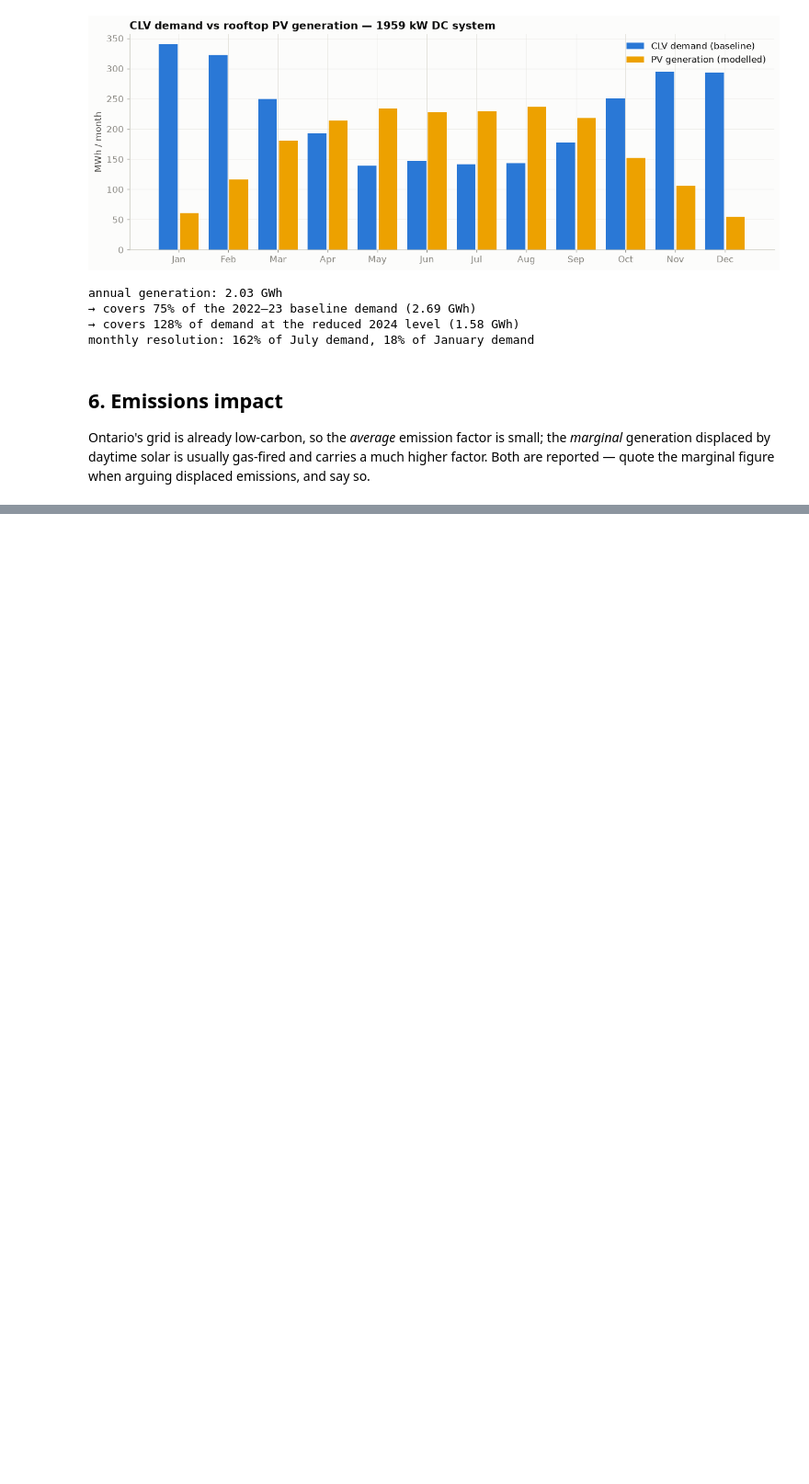
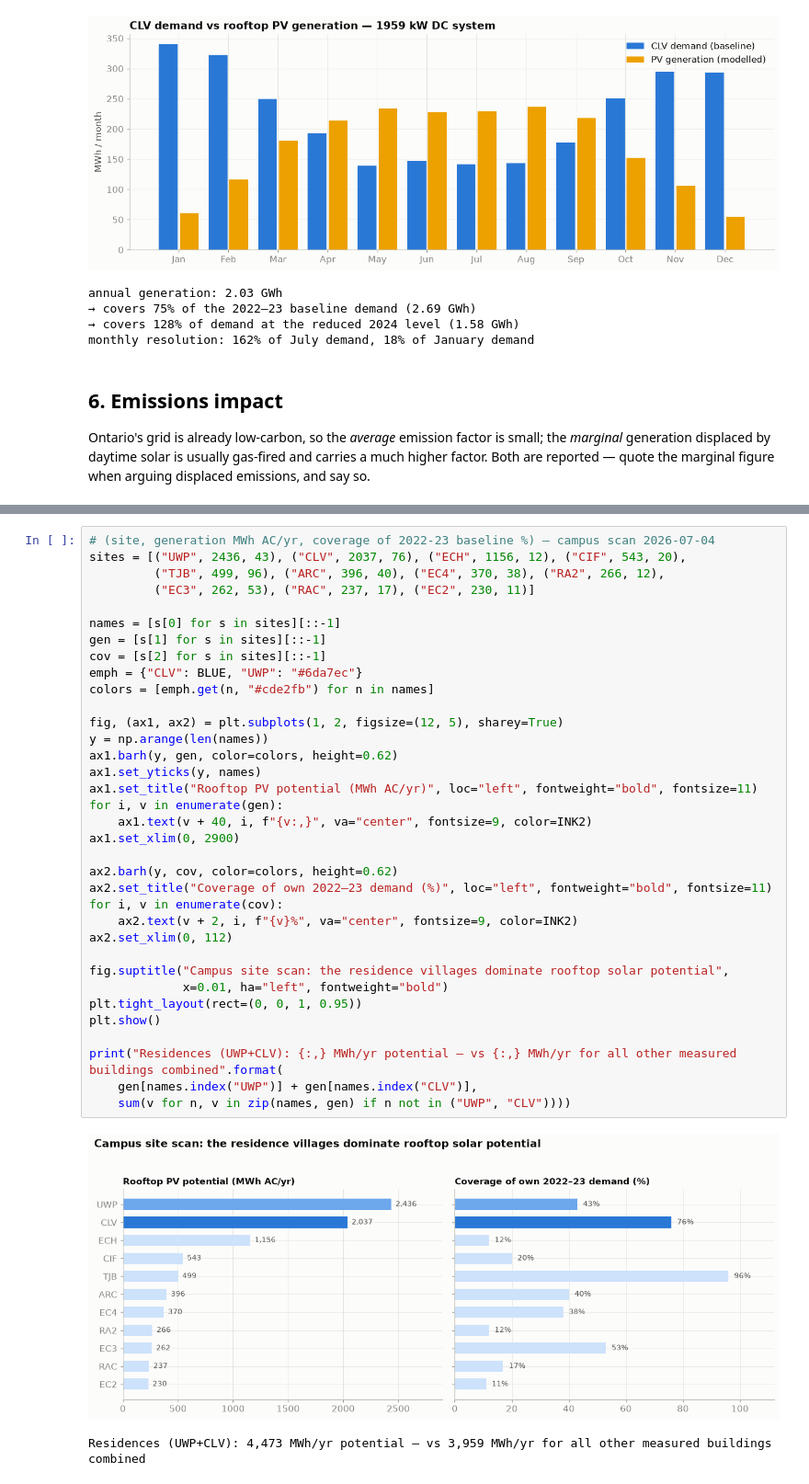
Before and after one commit to k399z/Solar-PV-potential-analysis, a Jupyter notebook: solar_energy_simulation.ipynb, the cells around one changed output, grey strips where cells are left out. Shown at 92% size. Cells and saved outputs as stored; diff of their text form; blank space fills up the shorter version.

Commit message:
updated solar energy sim

```diff
--- a/solar_energy_simulation.ipynb
+++ b/solar_energy_simulation.ipynb
@@ -324,3 +338,41 @@ a 30% Clean Tech ITC is reachable only via third-party/PPA ownership structures.
+# %%
+# (site, generation MWh AC/yr, coverage of 2022-23 baseline %) — campus scan 2026-07-04
+sites = [("UWP", 2436, 43), ("CLV", 2037, 76), ("ECH", 1156, 12), ("CIF", 543, 20),
+         ("TJB", 499, 96), ("ARC", 396, 40), ("EC4", 370, 38), ("RA2", 266, 12),
+         ("EC3", 262, 53), ("RAC", 237, 17), ("EC2", 230, 11)]
+
+names = [s[0] for s in sites][::-1]
+gen = [s[1] for s in sites][::-1]
+cov = [s[2] for s in sites][::-1]
+emph = {"CLV": BLUE, "UWP": "#6da7ec"}
+colors = [emph.get(n, "#cde2fb") for n in names]
+
+fig, (ax1, ax2) = plt.subplots(1, 2, figsize=(12, 5), sharey=True)
+y = np.arange(len(names))
+ax1.barh(y, gen, color=colors, height=0.62)
+ax1.set_yticks(y, names)
+ax1.set_title("Rooftop PV potential (MWh AC/yr)", loc="left", fontweight="bold", fontsize=11)
+for i, v in enumerate(gen):
+    ax1.text(v + 40, i, f"{v:,}", va="center", fontsize=9, color=INK2)
+ax1.set_xlim(0, 2900)
+
+ax2.barh(y, cov, color=colors, height=0.62)
+ax2.set_title("Coverage of own 2022–23 demand (%)", loc="left", fontweight="bold", fontsize=11)
+for i, v in enumerate(cov):
+    ax2.text(v + 2, i, f"{v}%", va="center", fontsize=9, color=INK2)
+ax2.set_xlim(0, 112)
+
+fig.suptitle("Campus site scan: the residence villages dominate rooftop solar potential",
+             x=0.01, ha="left", fontweight="bold")
+plt.tight_layout(rect=(0, 0, 1, 0.95))
+plt.show()
+
+print("Residences (UWP+CLV): {:,} MWh/yr potential — vs {:,} MWh/yr for all other measured buildings combined".format(
+    gen[names.index("UWP")] + gen[names.index("CLV")],
+    sum(v for n, v in zip(names, gen) if n not in ("UWP", "CLV"))))
+# %% [output]
+[figure, added]
+Residences (UWP+CLV): 4,473 MWh/yr potential — vs 3,959 MWh/yr for all other measured buildings combined
 # %% [markdown]
 ## Conclusions
 
```
Also changed, not shown: parts of 6 cells of this notebook.
